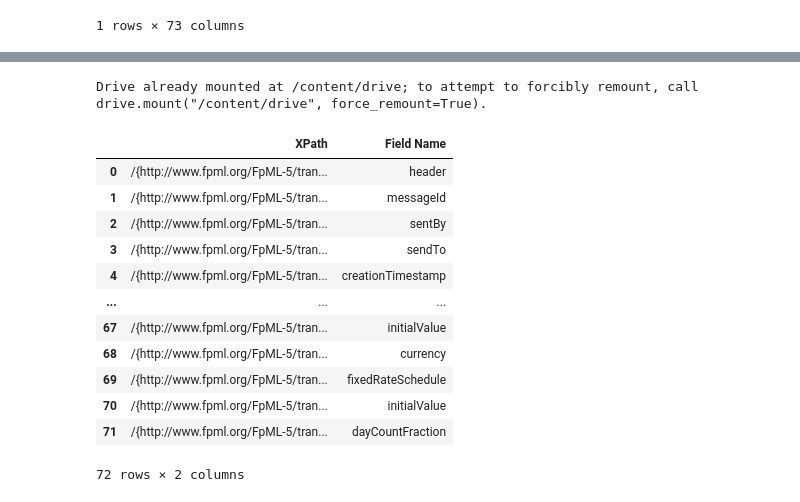
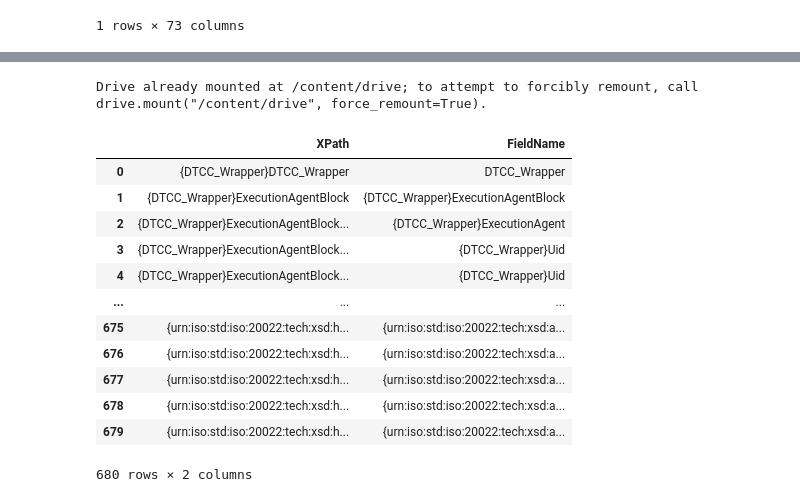
Before and after one commit to prashantmalan/Chatbot, a Jupyter notebook: XmltoDf.ipynb, the cells around one changed output, grey strips where cells are left out. Saved outputs shown, nothing was run; the diff lists cells and outputs as text; code cells hidden in the pictures.

```diff
--- a/XmltoDf.ipynb
+++ b/XmltoDf.ipynb
@@ -64,57 +119,55 @@ Drive already mounted at /content/drive; to attempt to forcibly remount, call dr
 # %%
+# prompt: the first xpath should be {DTCC_Wrapper}DTCC_Wrapper  and field name DTCC_Wrapper  and dont hard code it
+
 import xml.etree.ElementTree as ET
 import pandas as pd
 from google.colab import drive
 
 # Mount Google Drive
 drive.mount('/content/drive')
 
 # Assuming the XML file is named 'data.xml'
-tree = ET.parse('/content/drive/My Drive/Colab Notebooks/anomaly/ird-ex01-vanilla-swap.xml')
+tree = ET.parse('/content/drive/My Drive/Colab Notebooks/anomaly/WrapperSample_NEWT_COMM_MultipleEAs_Feb14.xml')
 root = tree.getroot()
 
-def get_xpath_and_last_part_of_tag(element, current_path=""):
+def extract_xpath_and_field_name(element, current_path="", data=None):
   """
-  Recursively generates XPath expressions and the last part of tag names after '}'.
+  Recursively extracts XPath and field names from the XML tree.
+  """
+  if data is None:
+    data = []
 
-  Args:
-    element: The current XML element.
-    current_path: The XPath expression leading to the current element.
-
-  Returns:
-    A list of tuples, each containing (XPath, last part of tag name).
-  """
-  xpaths_and_tags = []
-  if current_path:
-    if '}' in element.tag:
-      xpaths_and_tags.append((current_path, element.tag.split('}')[-1]))
-    else:
-      xpaths_and_tags.append((current_path, element.tag))
+  if element.text:
+    # Use the root element's tag as the initial XPath and field name
+    if not current_path:
+      current_path = element.tag
+    data.append([current_path, element.tag])
 
   for child in element:
-    child_path = f"{current_path}/{child.tag}"
-    xpaths_and_tags.extend(get_xpath_and_last_part_of_tag(child, child_path))
-  return xpaths_and_tags
+    child_path = f"{current_path}/{child.tag}" if current_path else child.tag
+    extract_xpath_and_field_name(child, child_path, data)
 
-# Get XPaths and tag names
-xpaths_and_tags = get_xpath_and_last_part_of_tag(root)
+  return data
+
+# Extract XPath and field name data
+xpath_field_data = extract_xpath_and_field_name(root)
 
 # Create DataFrame
-df = pd.DataFrame(xpaths_and_tags, columns=['XPath', 'Field Name'])
-df
+df = pd.DataFrame(xpath_field_data, columns=['XPath', 'FieldName'])
+print(df)
 # %% [output]
 Drive already mounted at /content/drive; to attempt to forcibly remount, call drive.mount("/content/drive", force_remount=True).
-|  | XPath | Field Name |
-| 0 | /{http://www.fpml.org/FpML-5/tran... | header |
-| 1 | /{http://www.fpml.org/FpML-5/tran... | messageId |
-| 2 | /{http://www.fpml.org/FpML-5/tran... | sentBy |
-| 3 | /{http://www.fpml.org/FpML-5/tran... | sendTo |
-| 4 | /{http://www.fpml.org/FpML-5/tran... | creationTimestamp |
+|  | XPath | FieldName |
+| 0 | {DTCC_Wrapper}DTCC_Wrapper | DTCC_Wrapper |
+| 1 | {DTCC_Wrapper}ExecutionAgentBlock | {DTCC_Wrapper}ExecutionAgentBlock |
+| 2 | {DTCC_Wrapper}ExecutionAgentBlock... | {DTCC_Wrapper}ExecutionAgent |
+| 3 | {DTCC_Wrapper}ExecutionAgentBlock... | {DTCC_Wrapper}Uid |
+| 4 | {DTCC_Wrapper}ExecutionAgentBlock... | {DTCC_Wrapper}Uid |
 | ... | ... | ... |
-| 67 | /{http://www.fpml.org/FpML-5/tran... | initialValue |
-| 68 | /{http://www.fpml.org/FpML-5/tran... | currency |
-| 69 | /{http://www.fpml.org/FpML-5/tran... | fixedRateSchedule |
-| 70 | /{http://www.fpml.org/FpML-5/tran... | initialValue |
-| 71 | /{http://www.fpml.org/FpML-5/tran... | dayCountFraction |
+| 675 | {urn:iso:std:iso:20022:tech:xsd:h... | {urn:iso:std:iso:20022:tech:xsd:a... |
+| 676 | {urn:iso:std:iso:20022:tech:xsd:h... | {urn:iso:std:iso:20022:tech:xsd:a... |
+| 677 | {urn:iso:std:iso:20022:tech:xsd:h... | {urn:iso:std:iso:20022:tech:xsd:a... |
+| 678 | {urn:iso:std:iso:20022:tech:xsd:h... | {urn:iso:std:iso:20022:tech:xsd:a... |
+| 679 | {urn:iso:std:iso:20022:tech:xsd:h... | {urn:iso:std:iso:20022:tech:xsd:a... |
-72 rows × 2 columns
+680 rows × 2 columns
 # %%
```
Also changed, not shown: parts of 14 cells of this notebook.
